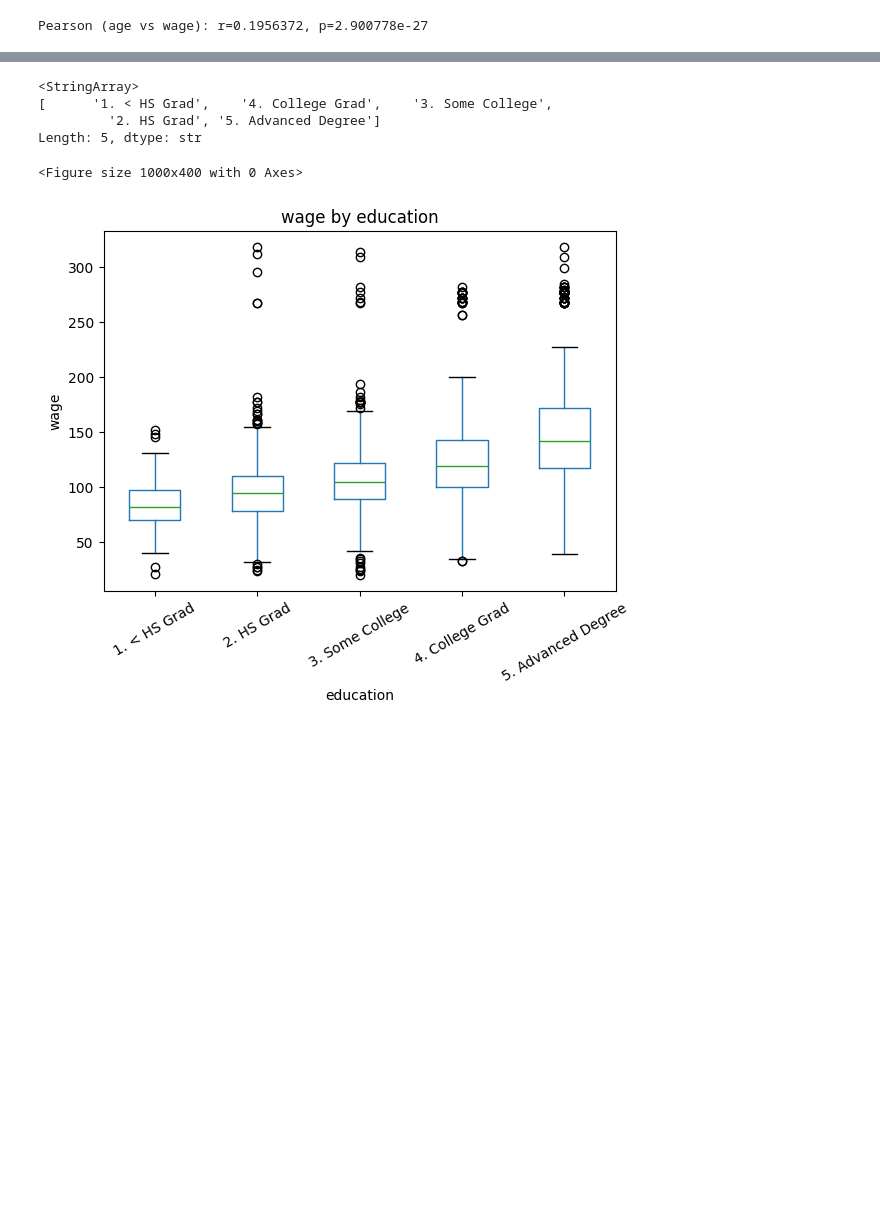
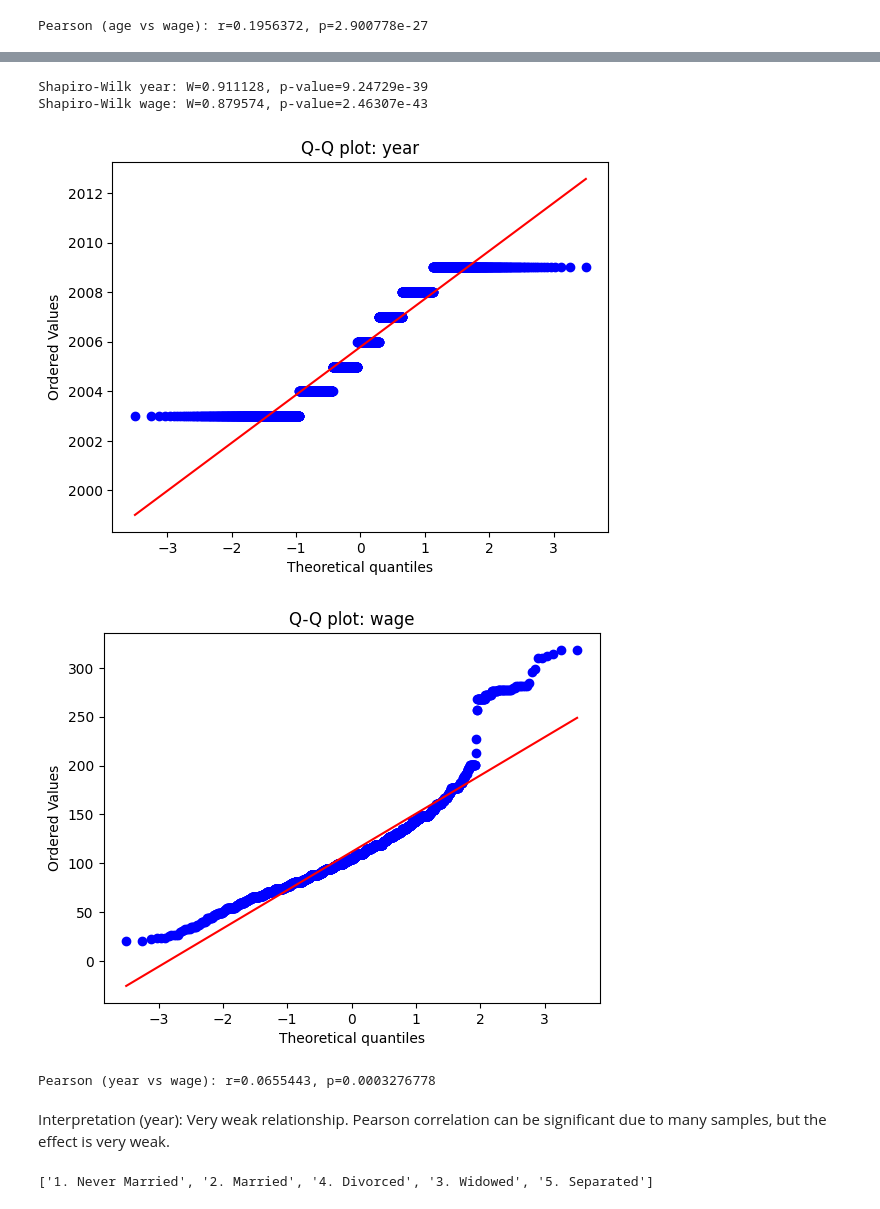
Before and after one commit to LNU4/ML, a Jupyter notebook: Assignment_1.ipynb, the cells around one changed output, grey strips where cells are left out. Cells and saved outputs as stored; diff of their text form; code cells hidden in the pictures; blank space fills up the shorter version.

```diff
--- a/Assignment_1.ipynb
+++ b/Assignment_1.ipynb
@@ -166,22 +212,45 @@ Pearson (age vs wage): r=0.1956372, p=2.900778e-27
+# %%
+## Test the normality of the feature and label values
+
+W_year, p_year_norm = stats.shapiro(x_year)
+W_wage, p_wage_norm = stats.shapiro(y_wage)
+
+print(f"Shapiro-Wilk year: W={W_year:.6f}, p-value={p_year_norm:.6g}")
+print(f"Shapiro-Wilk wage: W={W_wage:.6f}, p-value={p_wage_norm:.6g}")
+
+plt.figure()
+stats.probplot(x_year, dist="norm", plot=plt)
+plt.title("Q-Q plot: year")
+plt.show()
+
+plt.figure()
+stats.probplot(y_wage, dist="norm", plot=plt)
+plt.title("Q-Q plot: wage")
+plt.show()
+# %% [output]
+Shapiro-Wilk year: W=0.911128, p-value=9.24729e-39
+Shapiro-Wilk wage: W=0.879574, p-value=2.46307e-43
+[figure, added]
+[figure, added]
+# %%
+## The Pearson correlation
+
+r_year, p_year = stats.pearsonr(wage_data["year"], wage_data["wage"])
+print(f"Pearson (year vs wage): r={r_year:.7f}, p={p_year:.7g}")
+# %% [output]
+Pearson (year vs wage): r=0.0655443, p=0.0003276778
+# %% [markdown]
+Interpretation (year): Very weak relationship. Pearson correlation can be significant due to many samples, but the effect is very weak.
 # %%
 ## the non-numerical features
 
-levels = wage_data["education"].unique()
-print(levels)
+np.random.seed(0)
-# %% [output]
-<StringArray>
-[      '1. < HS Grad',    '4. College Grad',    '3. Some College',
-         '2. HS Grad', '5. Advanced Degree']
-Length: 5, dtype: str
 # %%
-plt.figure(figsize=(10, 4))
-wage_data.boxplot(column="wage", by="education", grid=False, rot=30)
-plt.title("wage by education")
-plt.suptitle("")
-plt.xlabel("education")
-plt.ylabel("wage")
-plt.show()
+## maritl non numerical
+
+feature_col = "maritl"
+levels = wage_data[feature_col].dropna().unique().tolist()
+print(levels)
 # %% [output]
-<Figure size 1000x400 with 0 Axes>
+['1. Never Married', '2. Married', '4. Divorced', '3. Widowed', '5. Separated']
-[figure, removed]
 # %%
```
Also changed, not shown: parts of 38 cells of this notebook, 1 other file.
